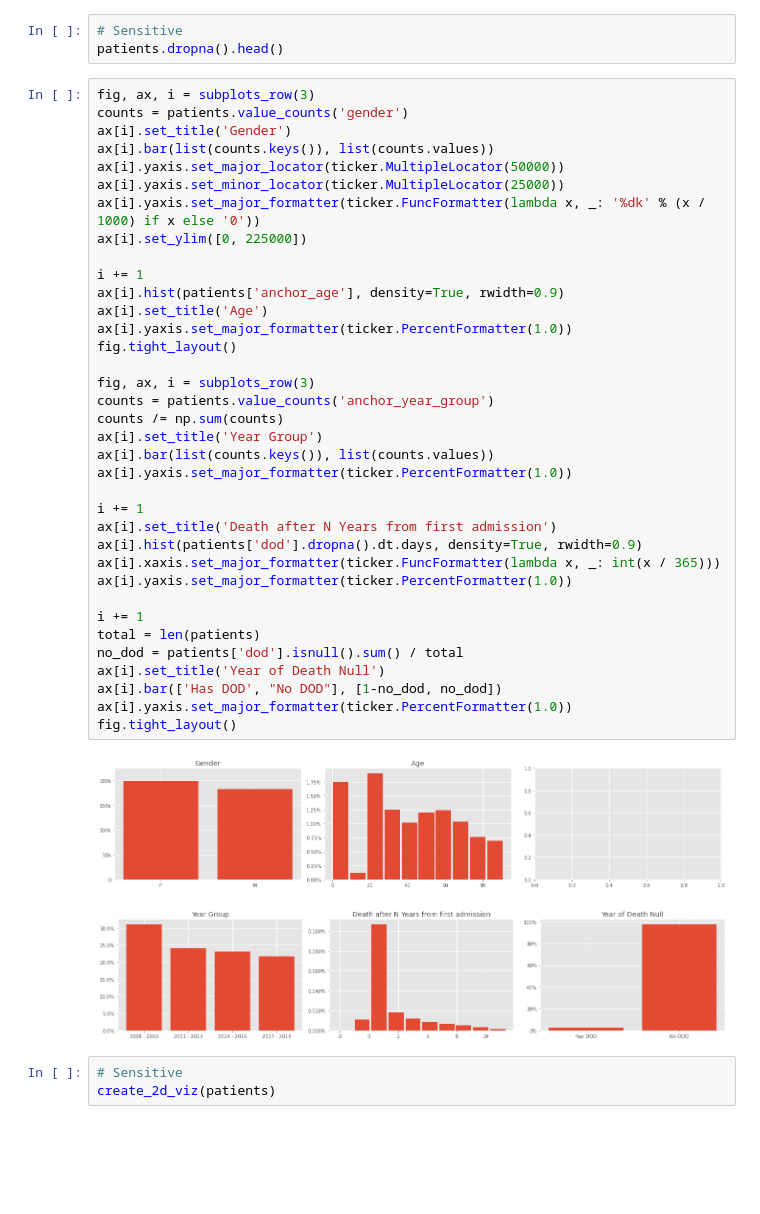
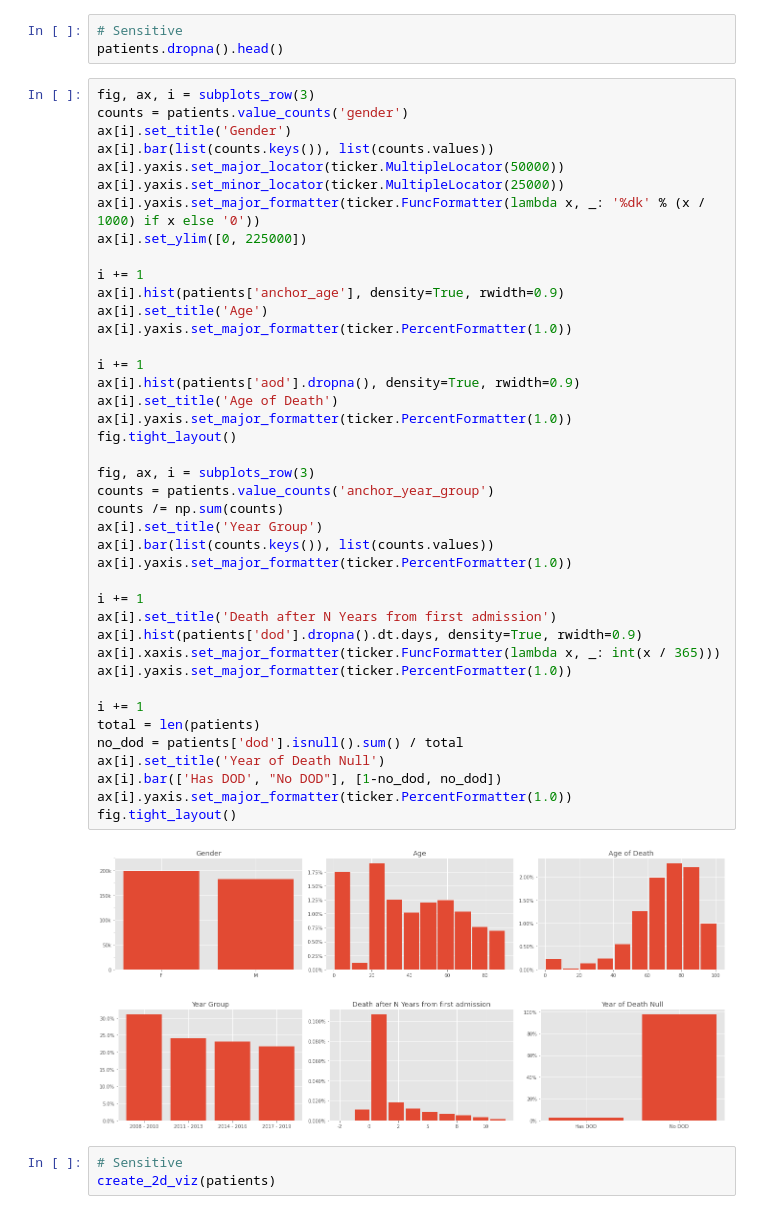
Before and after one commit to pasteur-dev/pasteur, a Jupyter notebook: notebooks/mimic_mm_core.ipynb, the cells around one changed output. Drawn from its saved outputs; the diff is of its cells as text; blank space fills up the shorter version.

Commit message:
add age of death graph

```diff
--- a/notebooks/mimic_mm_core.ipynb
+++ b/notebooks/mimic_mm_core.ipynb
@@ -98,34 +98,39 @@ ax[i].yaxis.set_minor_locator(ticker.MultipleLocator(25000))
 ax[i].yaxis.set_major_formatter(ticker.FuncFormatter(lambda x, _: '%dk' % (x / 1000) if x else '0'))
 ax[i].set_ylim([0, 225000])
 
 i += 1
 ax[i].hist(patients['anchor_age'], density=True, rwidth=0.9)
 ax[i].set_title('Age')
+ax[i].yaxis.set_major_formatter(ticker.PercentFormatter(1.0))
+
+i += 1
+ax[i].hist(patients['aod'].dropna(), density=True, rwidth=0.9)
+ax[i].set_title('Age of Death')
 ax[i].yaxis.set_major_formatter(ticker.PercentFormatter(1.0))
 fig.tight_layout()
 
 fig, ax, i = subplots_row(3)
 counts = patients.value_counts('anchor_year_group')
 counts /= np.sum(counts)
 ax[i].set_title('Year Group')
 ax[i].bar(list(counts.keys()), list(counts.values))
 ax[i].yaxis.set_major_formatter(ticker.PercentFormatter(1.0))
 
 i += 1
 ax[i].set_title('Death after N Years from first admission')
 ax[i].hist(patients['dod'].dropna().dt.days, density=True, rwidth=0.9)
 ax[i].xaxis.set_major_formatter(ticker.FuncFormatter(lambda x, _: int(x / 365)))
 ax[i].yaxis.set_major_formatter(ticker.PercentFormatter(1.0))
 
 i += 1
 total = len(patients)
 no_dod = patients['dod'].isnull().sum() / total
 ax[i].set_title('Year of Death Null')
 ax[i].bar(['Has DOD', "No DOD"], [1-no_dod, no_dod])
 ax[i].yaxis.set_major_formatter(ticker.PercentFormatter(1.0))
 fig.tight_layout()
 # %% [output]
-[figure, old version]
+[figure, new version]
 [figure]
 # %%
 # Sensitive
```
Also changed, not shown: 1 other file.
